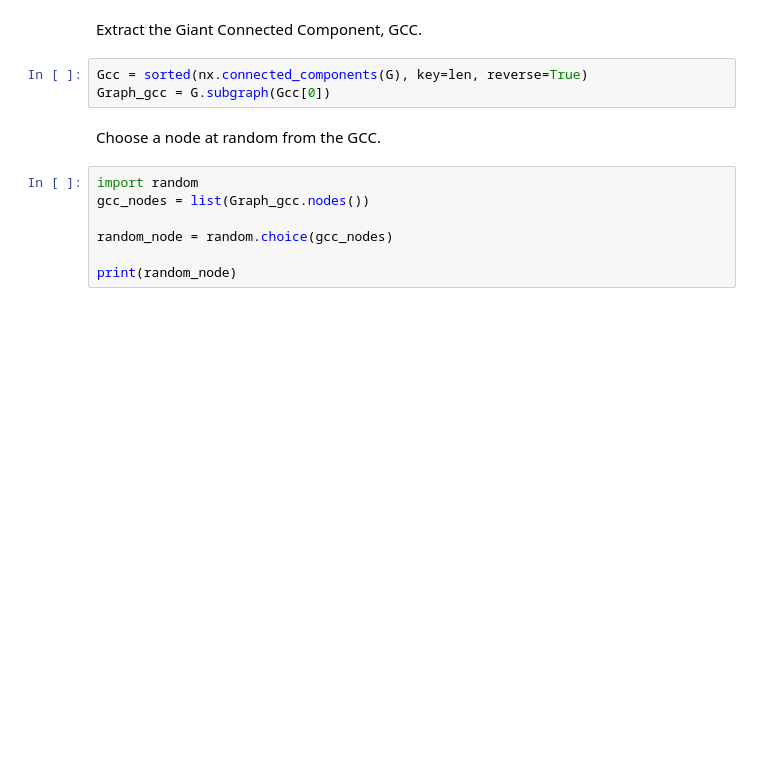
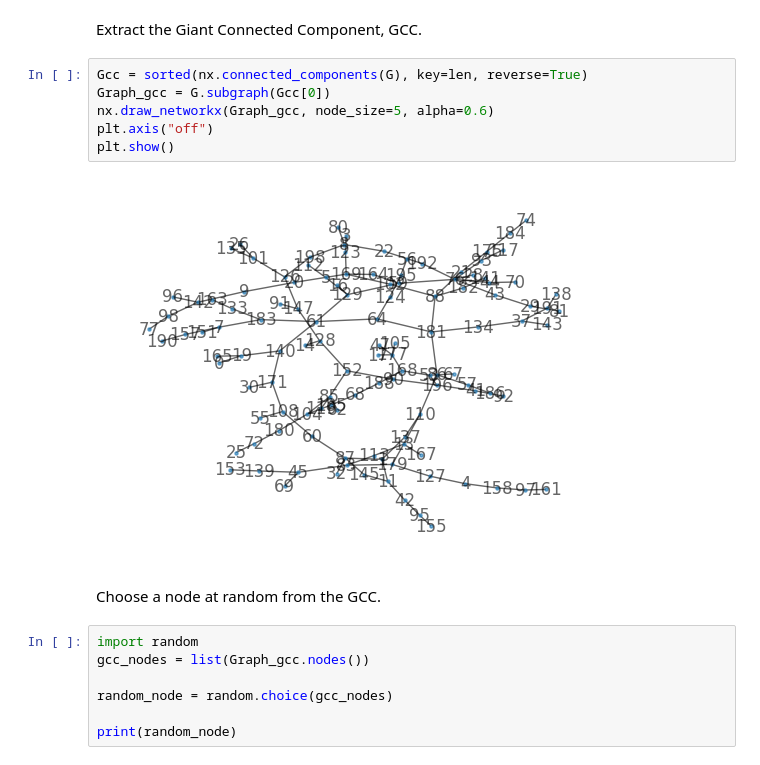
Before and after one commit to jereml99/socialgraphs2023, a Jupyter notebook: lectures/Week2.ipynb, the cells around one changed output. Drawn from its saved outputs; the diff is of its cells as text; blank space fills up the shorter version.

```diff
--- a/lectures/Week2.ipynb
+++ b/lectures/Week2.ipynb
@@ -636,6 +656,11 @@ Extract the Giant Connected Component, GCC.
 # %%
 Gcc = sorted(nx.connected_components(G), key=len, reverse=True)
 Graph_gcc = G.subgraph(Gcc[0])
+nx.draw_networkx(Graph_gcc, node_size=5, alpha=0.6)
+plt.axis("off")
+plt.show()
+# %% [output]
+[figure, added]
 # %% [markdown]
 Choose a node at random from the GCC.
 # %%
```
Also changed, not shown: parts of 22 cells of this notebook.
